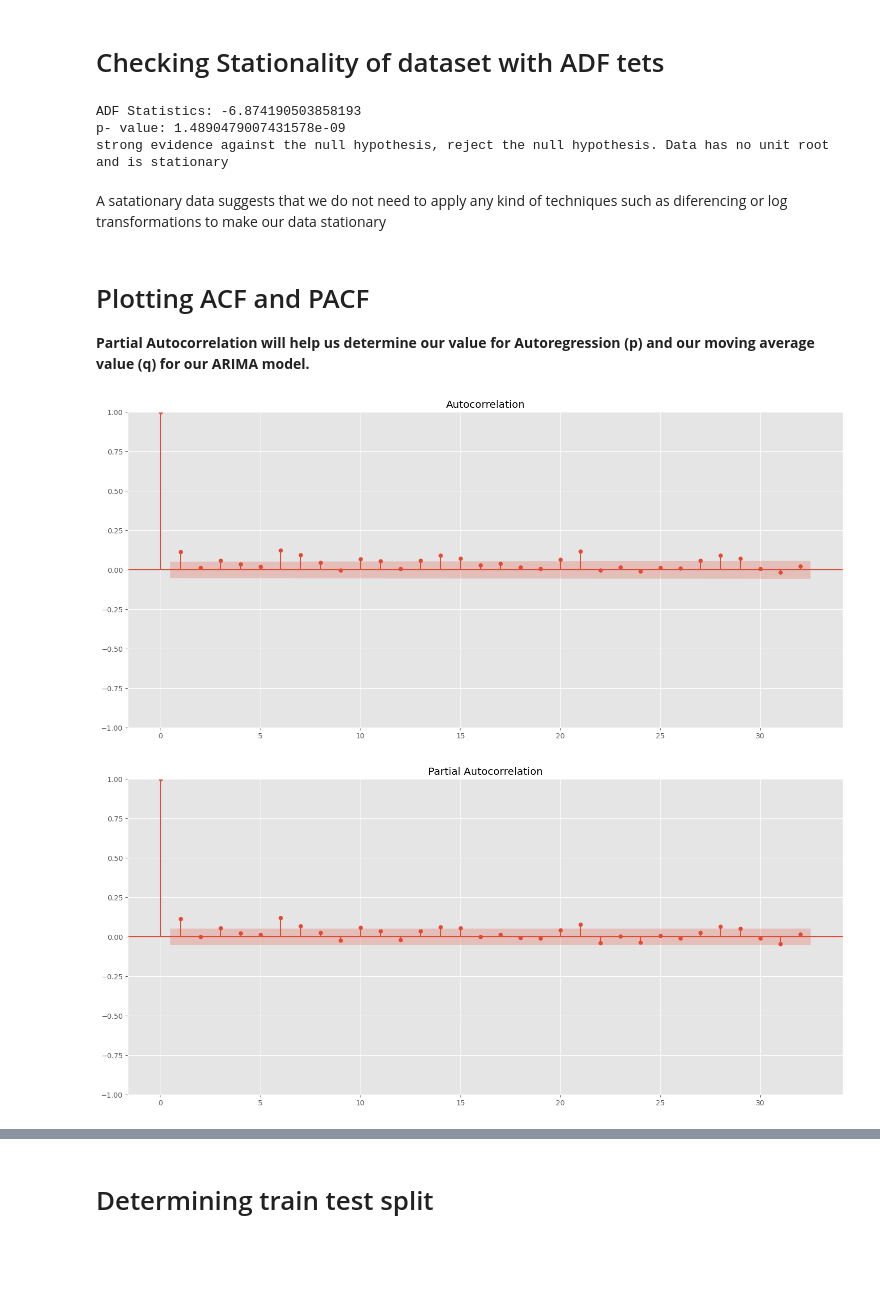
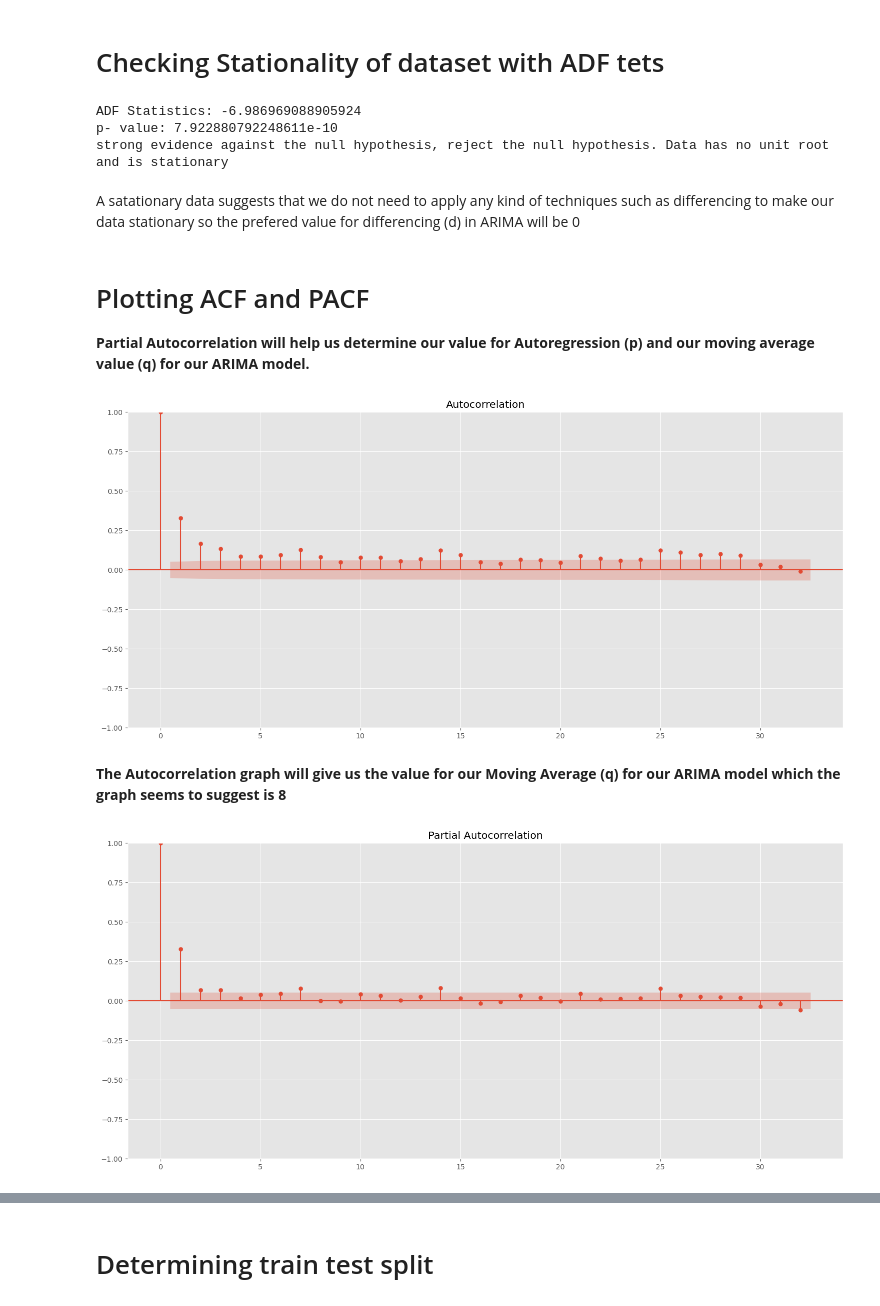
Before and after one commit to octavaridum/Super_Store_Time_Series_Forecasting, a Jupyter notebook: TSF_Superstore.ipynb, the cells around one changed output, grey strips where cells are left out. Saved outputs shown, nothing was run; the diff lists cells and outputs as text; code cells hidden in the pictures; blank space fills up the shorter version.

```diff
--- a/TSF_Superstore.ipynb
+++ b/TSF_Superstore.ipynb
@@ -210,0 +256,4 @@ plt.show()
+# %%
+# selecting columns without zero value
+clean_data['Sales'].replace(0, np.nan, inplace= True)
+clean_data["Sales"].isna().sum()
@@ -210,0 +262,4 @@ plt.show()
+# %%
+# Imputing removed data
+imputed_data = clean_data.interpolate(method='linear')
+imputed_data["Sales"].isna().sum()
@@ -210,0 +277,2 @@ plt.show()
+# %%
+imputed_data.set_index("Order Date", inplace=True)
@@ -210,0 +291,8 @@ plt.show()
+# %%
+from pylab import rcParams
+import statsmodels.api as sm
+rcParams['figure.figsize'] = 18, 8
+
+decomposition = sm.tsa.seasonal_decompose(imputed_data['Sales'], model='multiplicative')
+fig = decomposition.plot()
+plt.show()
@@ -222,23 +314,25 @@ def adf_test(series):
     else:
         print("weak evidence against null hypothesis, time series has a unit root, indicating it is non-stationary ")
 # %%
-adf_test(os_agg['Sales'])
+adf_test(imputed_data['Sales'])
 # %% [output]
-ADF Statistics: -6.874190503858193
-p- value: 1.4890479007431578e-09
+ADF Statistics: -6.986969088905924
+p- value: 7.922880792248611e-10
 strong evidence against the null hypothesis, reject the null hypothesis. Data has no unit root and is stationary
 # %% [markdown]
-A satationary data suggests that we do not need to apply any kind of techniques such as diferencing or log transformations to make our data stationary
+A satationary data suggests that we do not need to apply any kind of techniques such as differencing to make our data stationary so the prefered value for differencing (d) in ARIMA will be 0
 # %% [markdown]
 # Plotting ACF and PACF
 **Partial Autocorrelation will help us determine our value for Autoregression (p) and our moving average value (q) for our ARIMA model.**
 # %%
 from statsmodels.graphics.tsaplots import plot_acf, plot_pacf
 # %%
-acf = plot_acf(os_agg["Sales"])
+acf = plot_acf(imputed_data["Sales"])
 # %% [output]
-[figure, old version]
+[figure, new version]
+# %% [markdown]
+**The Autocorrelation graph will give us the value for our Moving Average (q) for our ARIMA model which the graph seems to suggest is 8**
 # %%
-pacf = plot_pacf(os_agg["Sales"])
+pacf = plot_pacf(imputed_data["Sales"])
 # %% [output]
-[figure, old version]
+[figure, new version]
```
Also changed, not shown: parts of 60 cells of this notebook.
